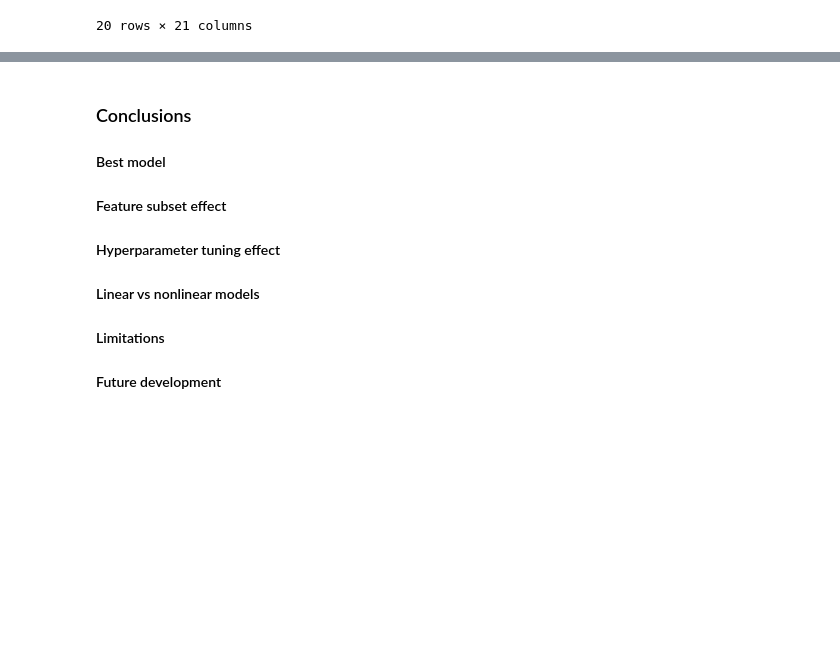
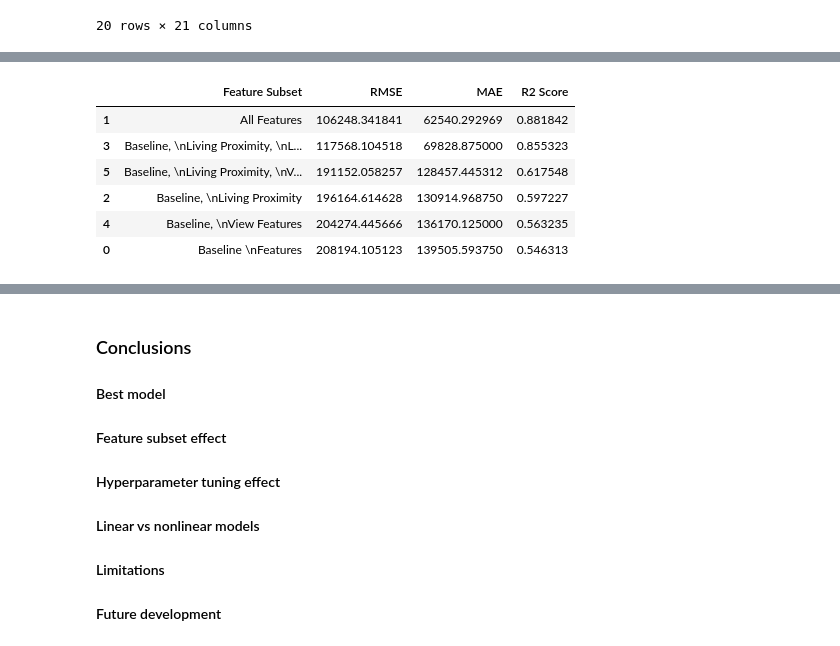
Before and after one commit to anhvuuw/Housing-Price-Prediction-Project, a Jupyter notebook: ENGR_521.ipynb, the cells around one changed output, grey strips where cells are left out. Saved outputs shown, nothing was run; the diff lists cells and outputs as text; code cells hidden in the pictures; blank space fills up the shorter version.

```diff
--- a/ENGR_521.ipynb
+++ b/ENGR_521.ipynb
@@ -359,0 +369,55 @@ display(rf_results_df)
+# %%
+# XGBoost
+from xgboost import XGBRegressor
+
+model_xgboost = XGBRegressor(
+    n_estimators=50,
+    random_state=42,
+    n_jobs=-1,
+    # tree_method="hist",
+    enable_categorical=True
+)
+
+xgboost_results = []
+
+# convert zipcode column type to categorical data
+X_train_full['zipcode'] = X_train_full['zipcode'].astype('category')
+X_test_full['zipcode'] = X_test_full['zipcode'].astype('category')
+
+for subset_name, features in feature_subsets_xgboost.items():
+    selected_features = [f for f in features if f in X.columns]
+
+    X_train = X_train_full[selected_features]
+    X_test = X_test_full[selected_features]
+
+    # Train model
+    model_xgboost.fit(X_train, y_train)
+
+    # Predict
+    y_pred = model_xgboost.predict(X_test)
+
+    # Calculate metrics
+    rmse = np.sqrt(mean_squared_error(y_test, y_pred))
+    mae = mean_absolute_error(y_test, y_pred)
+    r2 = r2_score(y_test, y_pred)
+
+    # Save results
+    xgboost_results.append({
+        "Feature Subset": subset_name,
+        "RMSE": rmse,
+        "MAE": mae,
+        "R2 Score": r2
+    })
+
+# Show Xgboost results
+xgboost_results_df = pd.DataFrame(xgboost_results)
+xgboost_results_df = xgboost_results_df.sort_values(by="RMSE")
+display(xgboost_results_df)
+# %% [output]
+|  | Feature Subset | RMSE | MAE | R2 Score |
+| 1 | All Features | 106248.341841 | 62540.292969 | 0.881842 |
+| 3 | Baseline, \nLiving Proximity, \nL... | 117568.104518 | 69828.875000 | 0.855323 |
+| 5 | Baseline, \nLiving Proximity, \nV... | 191152.058257 | 128457.445312 | 0.617548 |
+| 2 | Baseline, \nLiving Proximity | 196164.614628 | 130914.968750 | 0.597227 |
+| 4 | Baseline, \nView Features | 204274.445666 | 136170.125000 | 0.563235 |
+| 0 | Baseline \nFeatures | 208194.105123 | 139505.593750 | 0.546313 |
```
Also changed, not shown: parts of 7 cells of this notebook.
